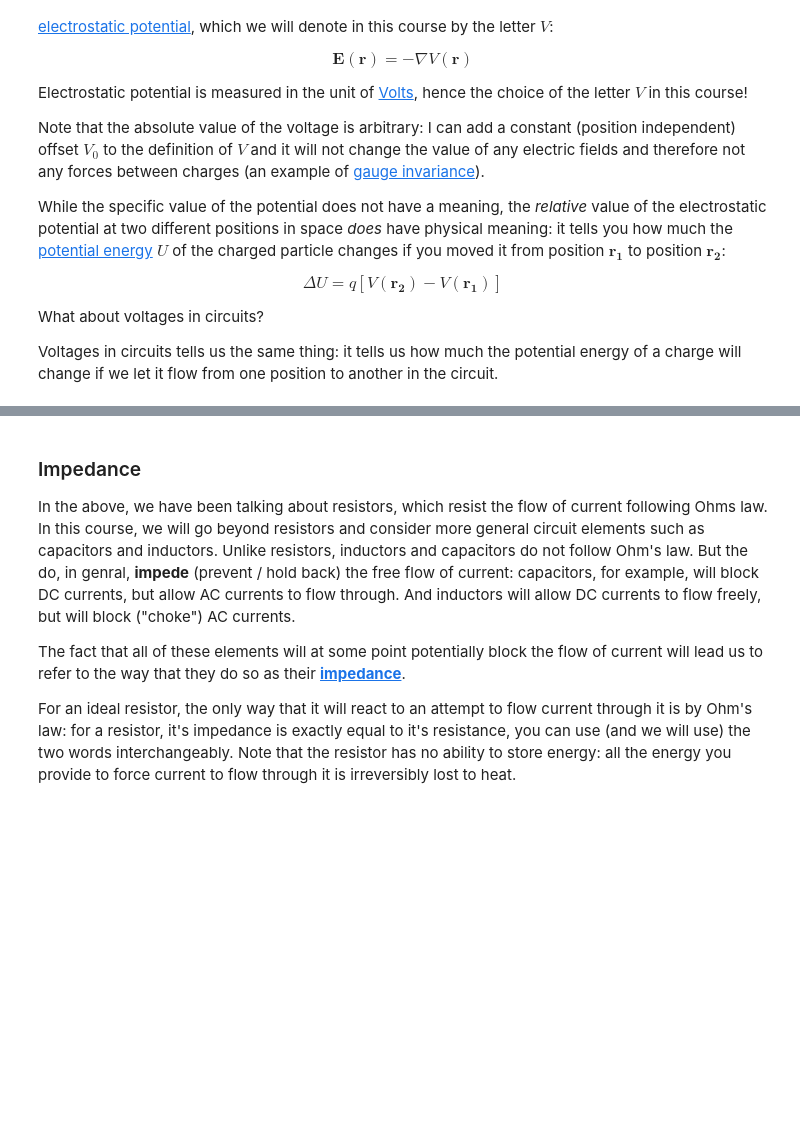
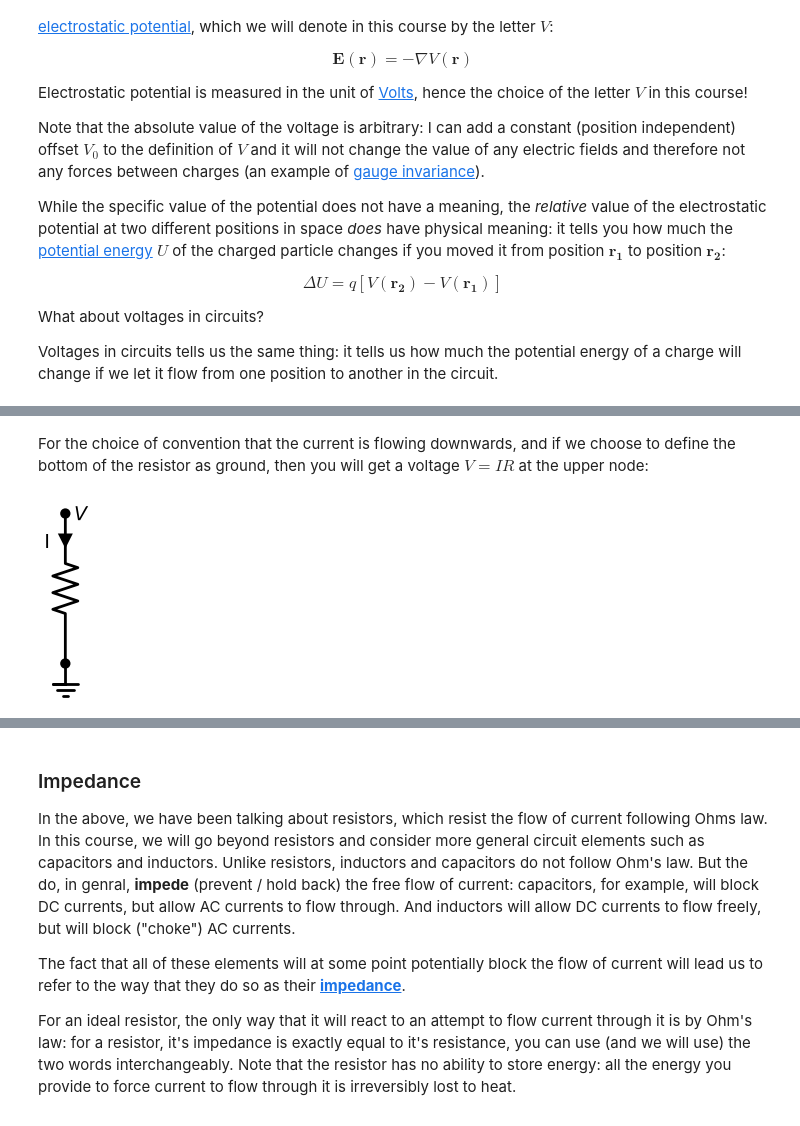
Before and after one commit to gsteele13/cei, a Jupyter notebook: content/Lecture1.ipynb, the cells around one changed output, grey strips where cells are left out. Cells and saved outputs as stored; diff of their text form; code cells hidden in the pictures; blank space fills up the shorter version.

```diff
--- a/content/Lecture1.ipynb
+++ b/content/Lecture1.ipynb
@@ -165,0 +143,13 @@ Note that when dealing with resistor, voltages are like the forces that are driv
+# %% [markdown]
+For the choice of convention that the current is flowing downwards, and if we choose to define the bottom of the resistor as ground, then you will get a voltage $V = IR$ at the upper node:
+# %%
+:tag: hide-input
+:class: centered-output
+
+with schemdraw.Drawing():
+    elm.Dot().label("$V$", loc="right")
+    R = elm.Resistor().down().dot()
+    elm.Ground()
+    elm.CurrentLabelInline(direction='in').at(R).label('I')
+# %% [output]
+[figure, added]
```
Also changed, not shown: parts of 23 cells of this notebook, 1 other file.
